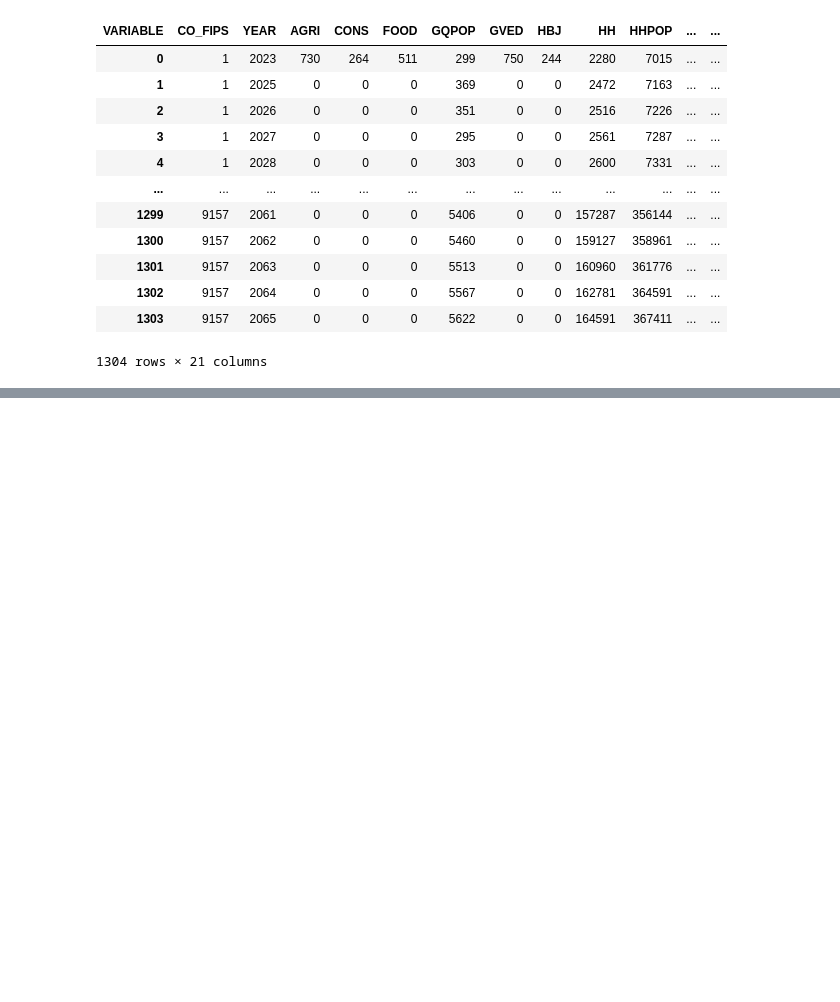
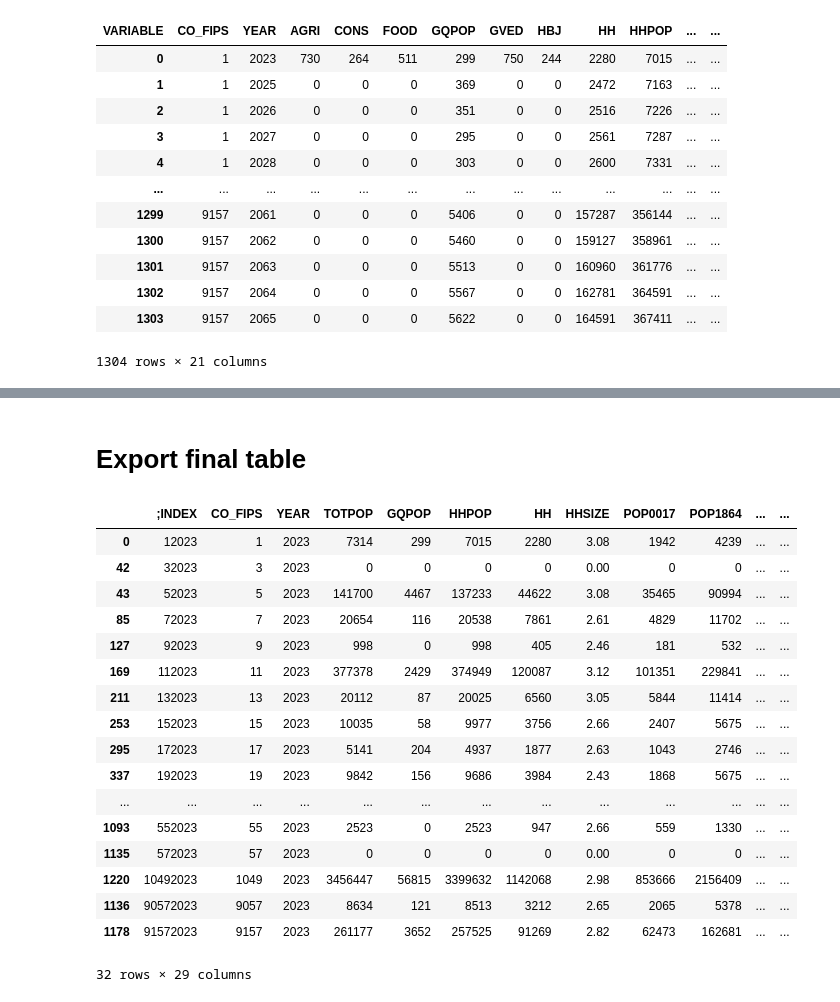
Before and after one commit to WFRCAnalytics/TDM-INP-Socioeconomic-Control-Totals, a Jupyter notebook: 4-Finalize.ipynb, the cells around one changed output, grey strips where cells are left out. Drawn from its saved outputs; the diff is of its cells as text; code cells hidden in the pictures; blank space fills up the shorter version.

```diff
--- a/4-Finalize.ipynb
+++ b/4-Finalize.ipynb
@@ -84,0 +196,28 @@ se_final_df
+# %% [markdown]
+# Export final table
+# %%
+# Final columns
+# ;Index,CO_FIPS,YEAR,TOTPOP,GQ_Pop,HH_Pop,HH,HH_Size,POP_00_17,POP_18_64,POP_65P,ALLEMP,RETL,FOOD,MANU,WSLE,OFFI,GVED,HLTH,OTHR,AGRI,MING,CONS,HBJ,Job_HH,WrkPop_Job,CO_NAME,Urban_Rural,Subarea
+
+# EXPORT ONLY 2023 - FOR NOW
+se_final_df[se_final_df['YEAR']==2023].to_csv('results/ControlTotal_SE_AllCounties.csv', index=False)
+se_final_df[se_final_df['YEAR']==2023]
+# %% [output]
+|  | ;INDEX | CO_FIPS | YEAR | TOTPOP | GQPOP | HHPOP | HH | HHSIZE | POP0017 | POP1864 | ... | ... |
+| 0 | 12023 | 1 | 2023 | 7314 | 299 | 7015 | 2280 | 3.08 | 1942 | 4239 | ... | ... |
+| 42 | 32023 | 3 | 2023 | 0 | 0 | 0 | 0 | 0.00 | 0 | 0 | ... | ... |
+| 43 | 52023 | 5 | 2023 | 141700 | 4467 | 137233 | 44622 | 3.08 | 35465 | 90994 | ... | ... |
+| 85 | 72023 | 7 | 2023 | 20654 | 116 | 20538 | 7861 | 2.61 | 4829 | 11702 | ... | ... |
+| 127 | 92023 | 9 | 2023 | 998 | 0 | 998 | 405 | 2.46 | 181 | 532 | ... | ... |
+| 169 | 112023 | 11 | 2023 | 377378 | 2429 | 374949 | 120087 | 3.12 | 101351 | 229841 | ... | ... |
+| 211 | 132023 | 13 | 2023 | 20112 | 87 | 20025 | 6560 | 3.05 | 5844 | 11414 | ... | ... |
+| 253 | 152023 | 15 | 2023 | 10035 | 58 | 9977 | 3756 | 2.66 | 2407 | 5675 | ... | ... |
+| 295 | 172023 | 17 | 2023 | 5141 | 204 | 4937 | 1877 | 2.63 | 1043 | 2746 | ... | ... |
+| 337 | 192023 | 19 | 2023 | 9842 | 156 | 9686 | 3984 | 2.43 | 1868 | 5675 | ... | ... |
+| ... | ... | ... | ... | ... | ... | ... | ... | ... | ... | ... | ... | ... |
+| 1093 | 552023 | 55 | 2023 | 2523 | 0 | 2523 | 947 | 2.66 | 559 | 1330 | ... | ... |
+| 1135 | 572023 | 57 | 2023 | 0 | 0 | 0 | 0 | 0.00 | 0 | 0 | ... | ... |
+| 1220 | 10492023 | 1049 | 2023 | 3456447 | 56815 | 3399632 | 1142068 | 2.98 | 853666 | 2156409 | ... | ... |
+| 1136 | 90572023 | 9057 | 2023 | 8634 | 121 | 8513 | 3212 | 2.65 | 2065 | 5378 | ... | ... |
+| 1178 | 91572023 | 9157 | 2023 | 261177 | 3652 | 257525 | 91269 | 2.82 | 62473 | 162681 | ... | ... |
+32 rows × 29 columns
```
Also changed, not shown: parts of 3 cells of this notebook, 2 other files.
